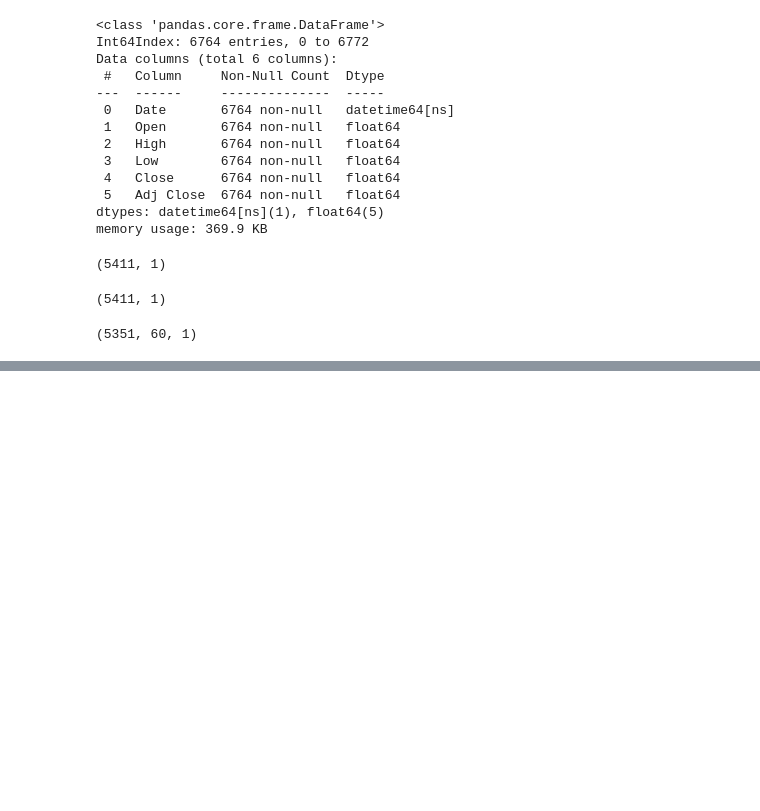
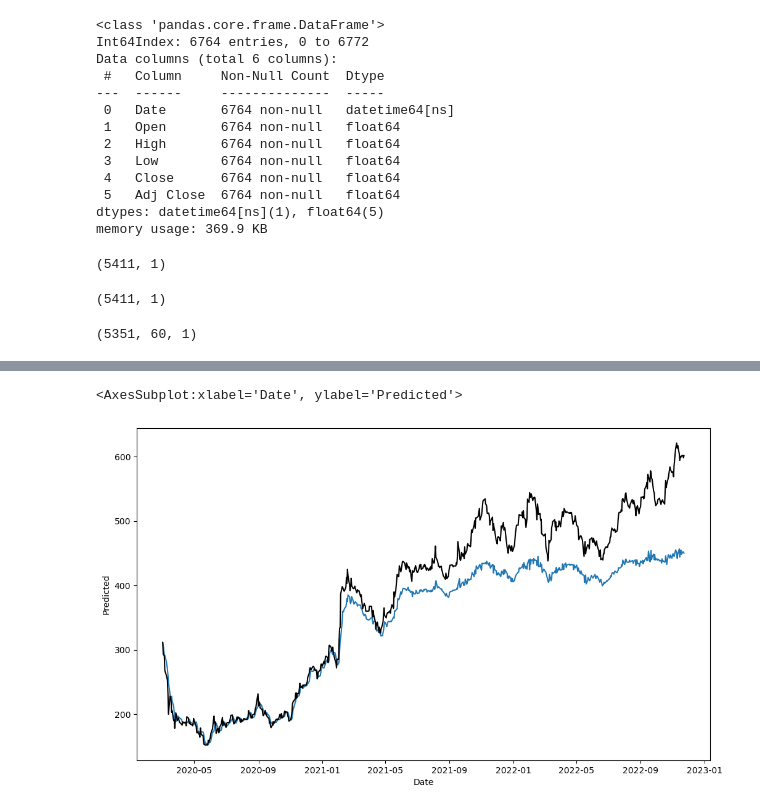
Before and after one commit to tanjeetsarkar/lstm_stock_prediction, a Jupyter notebook: stock_market/stock_sbi.ipynb, the cells around one changed output, grey strips where cells are left out. Drawn from its saved outputs; the diff is of its cells as text; code cells hidden in the pictures; blank space fills up the shorter version.

```diff
--- a/stock_market/stock_sbi.ipynb
+++ b/stock_market/stock_sbi.ipynb
@@ -242,0 +350,3 @@ Epoch 100/100
+# %%
+result_df = pd.concat([df_test['Date'][60:].reset_index(drop=True),pd.DataFrame(y_test),pd.DataFrame(predicted_price)], axis=1)
+result_df.columns = ['Date', 'Real', 'Predicted']
@@ -242,0 +369,7 @@ Epoch 100/100
+# %%
+plt.figure(figsize=(12,7))
+sns.lineplot(x='Date', y='Predicted', data=result_df[result_df['Date'] > pd.to_datetime(datetime.date(2020,3,1))])
+sns.lineplot(x='Date', y='Real', data=result_df[result_df['Date'] > pd.to_datetime(datetime.date(2020,3,1))], color='black')
+# %% [output]
+<AxesSubplot:xlabel='Date', ylabel='Predicted'>
+[figure, added]
```
Also changed, not shown: parts of 30 cells of this notebook, 1 other file.
